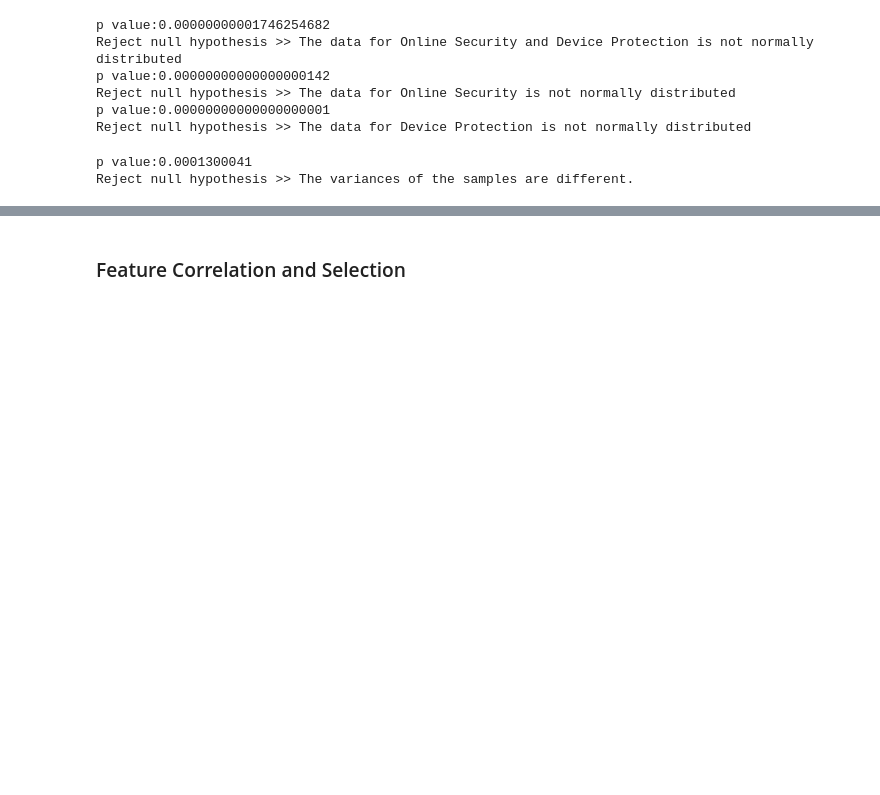
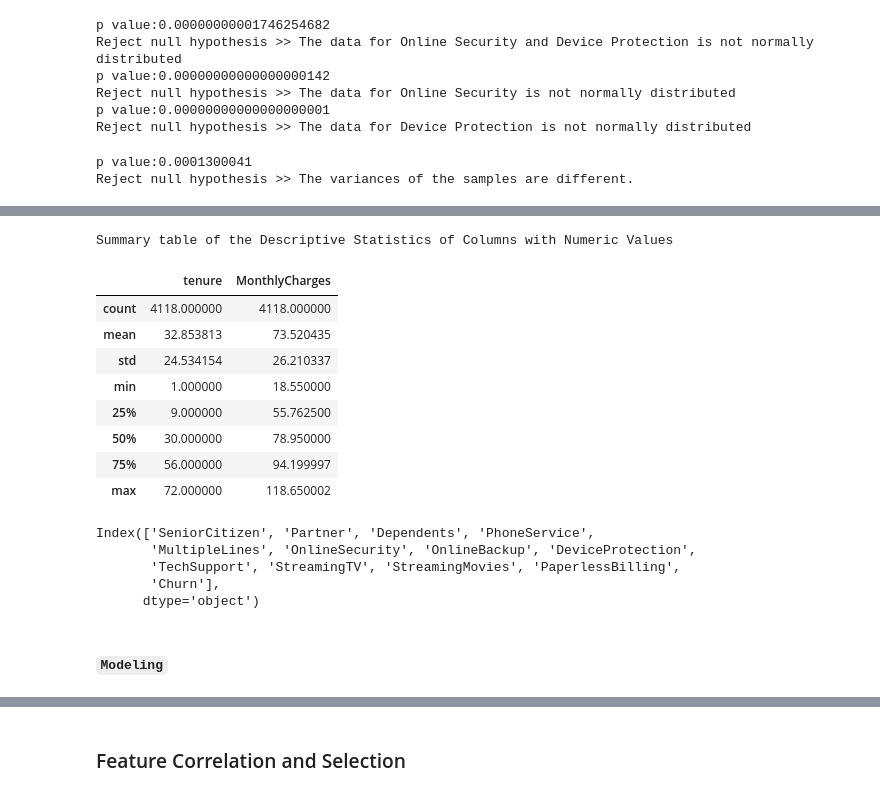
Before and after one commit to kwasichrappah/Custormer-Churn, a Jupyter notebook: customer.ipynb, the cells around one changed output, grey strips where cells are left out. Cells and saved outputs as stored; diff of their text form; code cells hidden in the pictures; blank space fills up the shorter version.

```diff
--- a/customer.ipynb
+++ b/customer.ipynb
@@ -535,0 +483,3 @@ preprocessor = ColumnTransformer(
+# %%
+df =com_df.drop(columns=['customerID','gender','TotalCharges','tenure Group'],axis=1)
+df.head(1)
@@ -535,0 +489,16 @@ preprocessor = ColumnTransformer(
+# %%
+# Dropping row with null value
+df.dropna(axis=0, inplace=True)
+# %%
+## Boolean Function to convert True/False string to boolean
+def boolean_(df):
+    cols= df.columns.tolist()
+
+    for col in cols:
+        unique=df[col].unique().tolist()
+        if len(unique)==2:
+            df[col]= df[col].astype(bool)
+            print(col,unique)
+    return df
+# %%
+df=boolean_(df)
@@ -535,0 +533,33 @@ preprocessor = ColumnTransformer(
+# %%
+# Looking at the descriptive statistics of the columns with numeric values
+numerics = [column for column in df.columns if (df[column].dtype != "O")]
+print("Summary table of the Descriptive Statistics of Columns with Numeric Values")
+df[numerics].describe()
+# %% [output]
+Summary table of the Descriptive Statistics of Columns with Numeric Values
+|  | tenure | MonthlyCharges |
+| count | 4118.000000 | 4118.000000 |
+| mean | 32.853813 | 73.520435 |
+| std | 24.534154 | 26.210337 |
+| min | 1.000000 | 18.550000 |
+| 25% | 9.000000 | 55.762500 |
+| 50% | 30.000000 | 78.950000 |
+| 75% | 56.000000 | 94.199997 |
+| max | 72.000000 | 118.650002 |
+# %%
+# Create a boolean mask to identify boolean columns
+boolean_mask = df.dtypes == bool
+
+# Select columns with boolean values
+boolean_columns = df.columns[boolean_mask]
+
+# Display the selected columns
+boolean_columns
+# %% [output]
+Index(['SeniorCitizen', 'Partner', 'Dependents', 'PhoneService',
+       'MultipleLines', 'OnlineSecurity', 'OnlineBackup', 'DeviceProtection',
+       'TechSupport', 'StreamingTV', 'StreamingMovies', 'PaperlessBilling',
+       'Churn'],
+      dtype='object')
+# %% [markdown]
+#### `Modeling`
```
Also changed, not shown: parts of 88 cells of this notebook.
